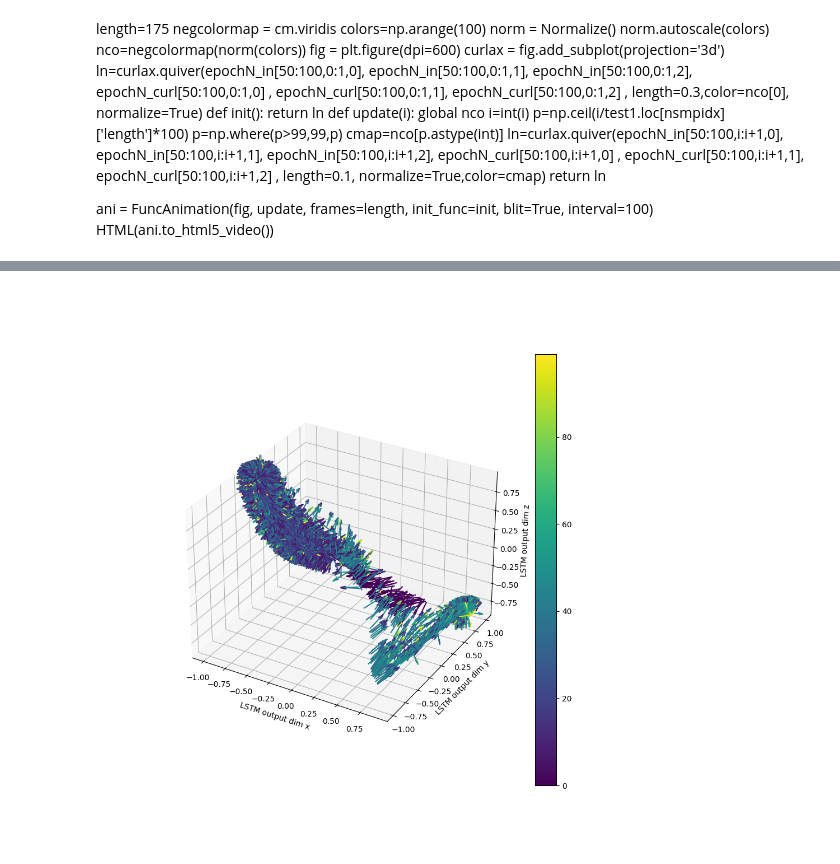
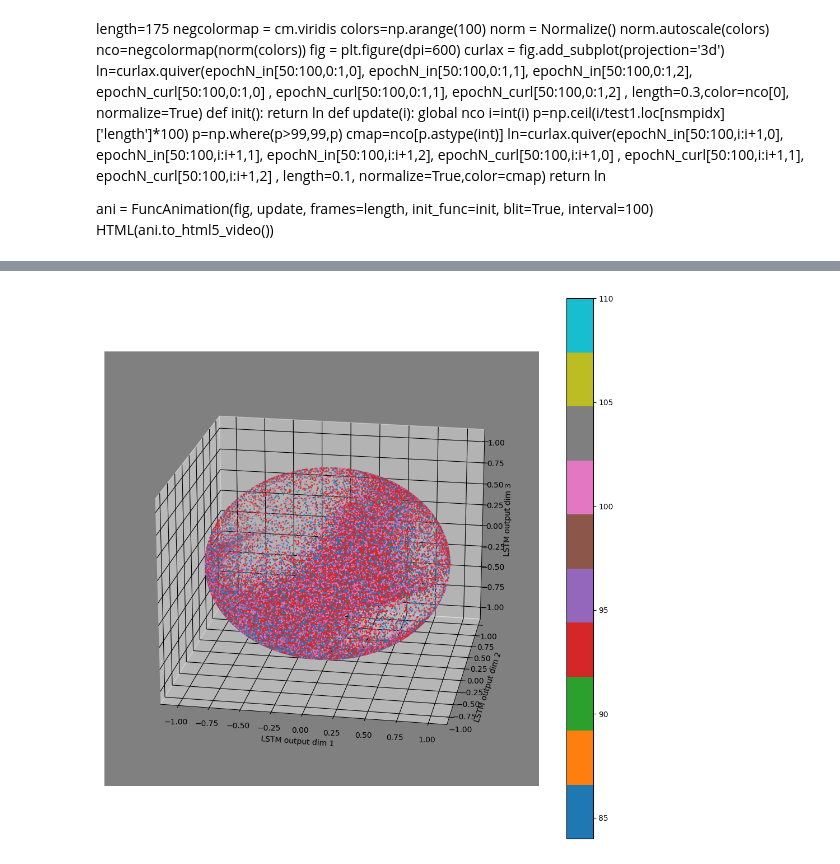
Before and after one commit to tik65536/unitartucs-thesis-tokenMerge, a Jupyter notebook: coding/LSTMOutput_visualization_BaseCase.ipynb, the cells around one changed output, grey strips where cells are left out. Drawn from its saved outputs; the diff is of its cells as text; code cells hidden in the pictures.

Commit message:
Changes to be committed: 	modified:   LSTMOutput_visualization_BaseCase.ipynb 	modified:   LSTMOutput_visualization_Merge.ipynb 	new file:   first1000_testset

```diff
--- a/coding/LSTMOutput_visualization_BaseCase.ipynb
+++ b/coding/LSTMOutput_visualization_BaseCase.ipynb
@@ -83,17 +96,20 @@ for i in range(len(run)):
 # %%
-curdataList = glob.glob(f'{path}{run[2]}/val_curldata_*.plk')
-divdataList = glob.glob(f'{path}{run[2]}/val_divdata_*.plk')
+curdataList = glob.glob(f'{path}{run[12]}/val_curldata_*.plk')
+divdataList = glob.glob(f'{path}{run[12]}/val_divdata_*.plk')
 curldata={}
 divdata={}
 for file in curdataList:
     with open(f'{file}','rb') as f:
-        tmp=pickle.load(f)
-        i=list(tmp.keys())[0]
-        curldata[i]=tmp[i]
+        try:
+            tmp=pickle.load(f)
+            i=list(tmp.keys())[0]
+            curldata[i]=tmp[i]
+        except EOFError:
+            pass
 for file in divdataList:
     with open(f'{file}','rb') as f:
         tmp=pickle.load(f)
         i=list(tmp.keys())[0]
         divdata[i]=tmp[i]
-print(sorted(list(curldata.keys())))negtextid
+print(sorted(list(curldata.keys())))
 # %% [output]
@@ -101,5 +117,5 @@ print(sorted(list(curldata.keys())))negtextid
 # %%
-epoch=513
+epoch=431
 keys=list(curldata[epoch]['forward'].keys())
 print(keys)
 # %% [output]
@@ -186,30 +223,44 @@ plt.show()
 # %%
-start,stop=0,175
-negcolormap = cm.viridis
-colors=np.arange(100)
-norm = Normalize()
-norm.autoscale(colors)
-nco=negcolormap(norm(colors))
+start,stop=5,175
+negcolormap = cm.tab10
+#norm = Normalize()
+#norm.autoscale(negtextFreq)
+#nco=negcolormap(norm(negtextFreq))
+#colors=np.arange(100)
+colors=np.zeros((1000,175))
+colors[posidx,:]=1
+norm.autoscale(poslist)
+nco=negcolormap(norm(poslist))
+#norm.autoscale(negtextFreq)
+#nco=negcolormap(norm(negtextFreq))
 plt.close('all')
-curlfig=plt.figure(figsize=(10,10))
-curlax=curlfig.add_subplot(projection='3d')
-curlax.quiver(0, 0, 0,
-                  0 , 0, 1,
-                  length=0.1,colors="#FA8072",normalize=True)
+plt.rcParams['grid.color'] = "black"
+divfig=plt.figure(figsize=(10,10))
+curlax=divfig.add_subplot(projection='3d')
+#curlax2=divfig.add_subplot(1,2,2,projection='3d')
+sample=epoch_in[:]
+sample_curl=epoch_curl_unit[:]
+#ls = LightSource(270, 90)
+#rgb = ls.shade(negtextFreq, negcolormap)
+curlax.set_facecolor('gray')
 for i in range(start,stop):
-    p=np.ceil(i/test1.loc[nsmpidx]['length']*100)
-    p=np.where(p>99,99,p)
-    cmap=nco[p.astype(int)]
-    curlax.quiver(epochN_in[:,i:i+1,0], epochN_in[:,i:i+1,1], epochN_in[:,i:i+1,2],
-                  epochN_curl[:,i:i+1,0] , epochN_curl[:,i:i+1,1], epochN_curl[:,i:i+1,2] ,
-                  length=0.2,colors=cmap,normalize=True)
-    curlax.set_xlabel('LSTM output dim x')
-    curlax.set_ylabel('LSTM output dim y')
-    curlax.set_zlabel('LSTM output dim z')
-sm = plt.cm.ScalarMappable(cmap=cm.viridis, norm=norm)
+    keep=np.ceil(i/test1['length']*100)
+    keep=np.where(keep>99,-1,keep)
+    p = [ int(k) for k in keep if(k!=-1)]
+    keep=np.where(keep!=-1)[0]
+    curlax.scatter3D(sample_curl[keep,i:i+1,0], sample_curl[keep,i:i+1,1],sample_curl[keep,i:i+1,2],s=1,c=nco[keep,i:i+1])
+    curlax.set_xlabel('LSTM output dim 1')
+    curlax.set_ylabel('LSTM output dim 2')
+    curlax.set_zlabel('LSTM output dim 3')
+#sm = plt.cm.ScalarMappable(cmap=cm.bwr, norm=norm)
+#cbar=divfig.colorbar(sm,ax=curlax,shrink=0.5,pad=0.2)
+sm = plt.cm.ScalarMappable(cmap=cm.tab10, norm=norm)
 cbar=plt.colorbar(sm,ax=curlax)
-#cbar.set_label('Relative Position')
-#curlfig.set_label(f"Epoch {epoch}: Accy 0.71, LSTM output datapoint vs Relative Position (Validation Set negative {samplesize} samples)")
+#cbar.set_label('Negative Tokens Relative Frequence')
+#curlax.set_title(f"BaseCause Curl of LSTM output Epoch {epoch}: Accy 0.71\n ValidationSet 1000 Samples) ColorMap=Negative Sentiment Token Frequence")
+curlax.view_init(elev=20, azim=-80)
+
+plt.tight_layout()
 plt.show()
 # %% [output]
-[figure, old version]
+[figure, new version]
```
Also changed, not shown: parts of 17 cells of this notebook, 2 other files.
